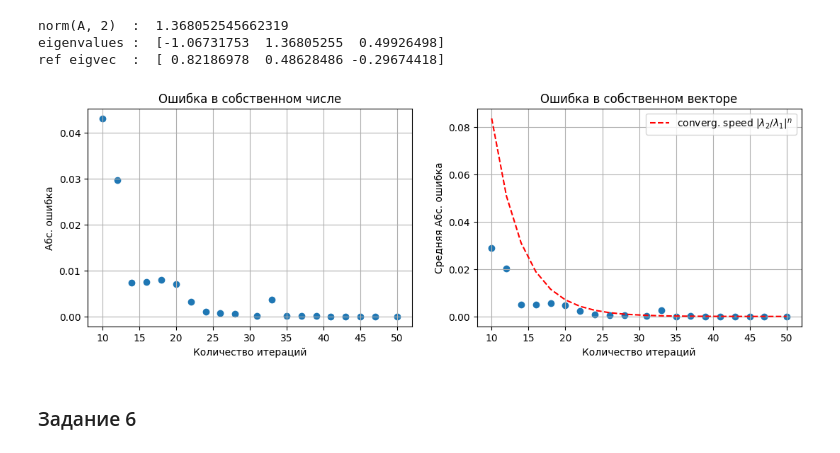
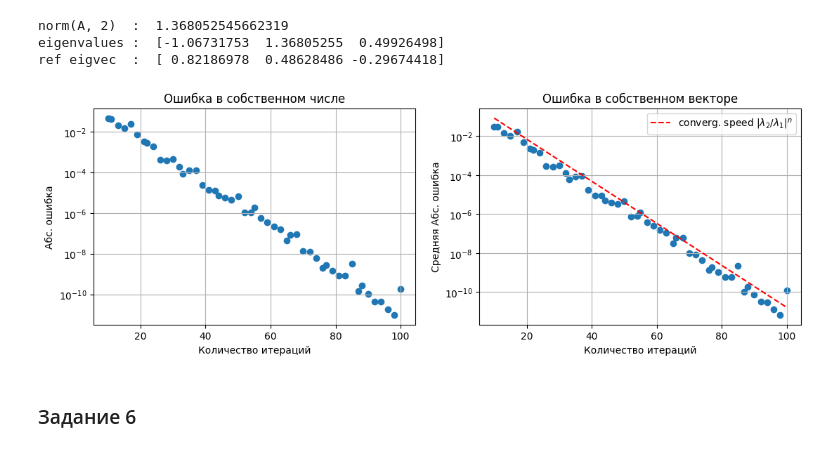
Before and after one commit to isvoropaev02/matrix_algorithms, a Jupyter notebook: lab4/lab4schur.ipynb, the cells around one changed output. Cells and saved outputs as stored; diff of their text form; code cells hidden in the pictures.

```diff
--- a/lab4/lab4schur.ipynb
+++ b/lab4/lab4schur.ipynb
@@ -245,7 +245,7 @@ A = np.array([[1, 0.5, -0.2], [0.3, 0.8, -0.1], [-0.5, -0.6, -1]])
 tmp = np.linalg.eig(A)
 ref_eigvec = tmp.eigenvectors[:, np.argmax(np.abs(tmp.eigenvalues))]
 ref_eigval = tmp.eigenvalues[np.argmax(np.abs(tmp.eigenvalues))]
-num_iter = np.linspace(10, 50, 20, dtype=np.int32)
+num_iter = np.linspace(10, 100, 50, dtype=np.int32)
 print("norm(A, 2)  : ", ref_eigval)
 print("eigenvalues : ", tmp.eigenvalues)
 print("ref eigvec  : ", ref_eigvec)
@@ -253,7 +253,7 @@ print("ref eigvec  : ", ref_eigvec)
 eigval_err = np.empty_like(num_iter, dtype=np.float64)
 eigvec_err = np.empty_like(num_iter, dtype=np.float64)
 for i in range(num_iter.shape[0]):
-    eigval, eigvec = power_iteration(A, max_iter=num_iter[i], tol=0)
+    eigval, eigvec = power_iteration_classic(A, max_iter=num_iter[i])
     eigval_err[i] = np.abs(ref_eigval-eigval)
     eigvec_err[i] = np.mean(np.abs(ref_eigvec-eigvec))
 # %% [output]
@@ -265,25 +265,27 @@ ref_convergence = (1.06731753 / 1.36805255)**num_iter
 # %%
 fig1 = plt.figure(figsize=[13,4])
 
 ax_1 = fig1.add_subplot(121)
 ax_1.set_title('Ошибка в собственном числе')
 ax_1.scatter(num_iter, eigval_err)
 ax_1.set_xlabel('Количество итераций')
 ax_1.set_ylabel('Абс. ошибка')
+ax_1.set_yscale('log')
 ax_1.grid()
 
 ax_2 = fig1.add_subplot(122)
 ax_2.set_title('Ошибка в собственном векторе')
 ax_2.plot(num_iter, ref_convergence, 'r--', label=r'converg. speed $|\lambda_2/\lambda_1|^n$')
 ax_2.scatter(num_iter, eigvec_err)
 ax_2.set_xlabel('Количество итераций')
 ax_2.set_ylabel('Средняя Абс. ошибка')
 ax_2.legend()
+ax_2.set_yscale('log')
 ax_2.grid()
 
 plt.show()
 # %% [output]
-[figure, old version]
+[figure, new version]
 # %% [markdown]
 ### Задание 6
 # %% [markdown]
```
Also changed, not shown: parts of 18 cells of this notebook, 2 other files.
